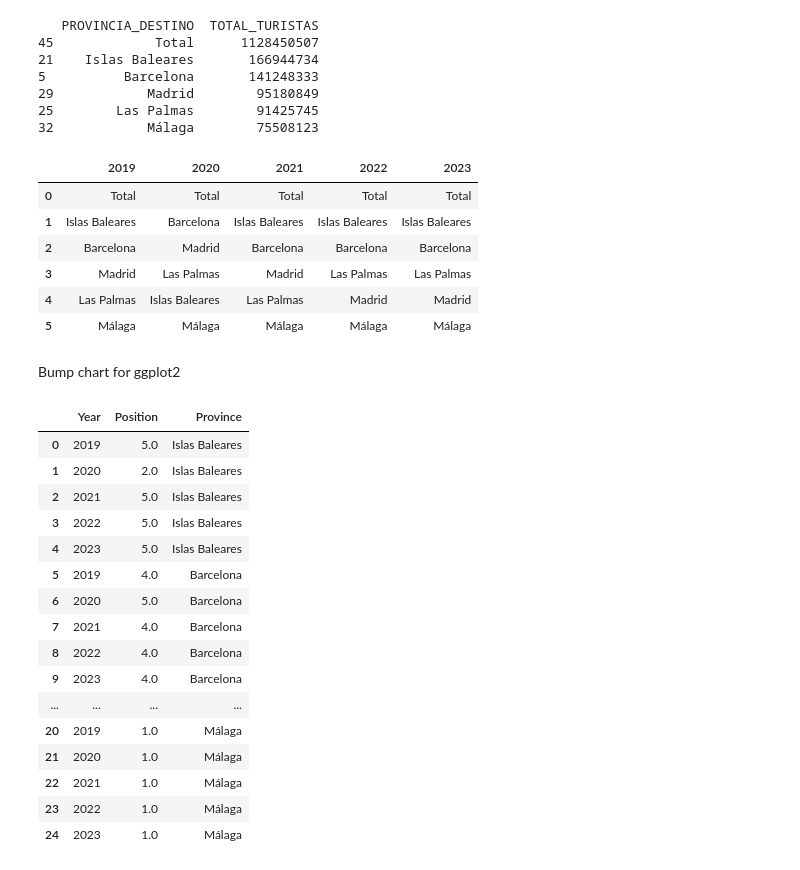
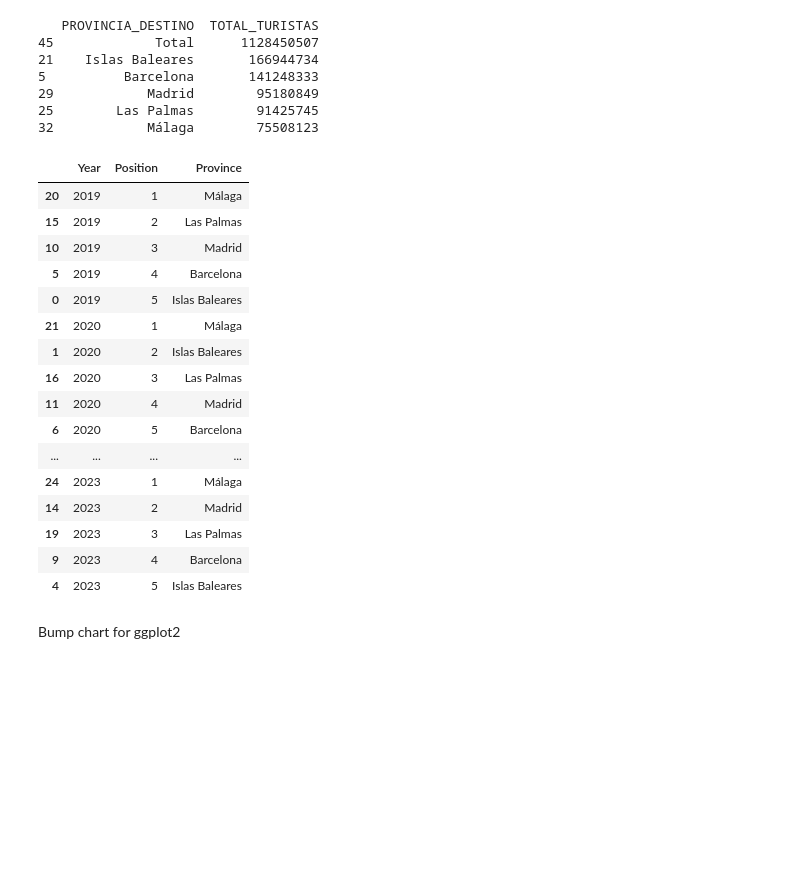
Before and after one commit to andreucs/vis-proy, a Jupyter notebook: preparación_hex_map.ipynb, the cells around one changed output. Cells and saved outputs as stored; diff of their text form; code cells hidden in the pictures; blank space fills up the shorter version.

Commit message:
functions to prepare ranking charts

```diff
--- a/preparación_hex_map.ipynb
+++ b/preparación_hex_map.ipynb
@@ -227,19 +267,31 @@ print(top_five_provinces)
 # %%
-all_ranks = []
-for year in range(2019, df_prov['AÑO'].max()):
-    rank_year = df_prov.query(f'AÑO == {year} & PROVINCIA_DESTINO in @top_5').groupby(['PROVINCIA_DESTINO']).sum()['TURISTAS'].sort_values(ascending=False).index
-    all_ranks.append(rank_year)
+# all_ranks = []
+# for year in range(2019, df_prov['AÑO'].max()):
+#     rank_year = df_prov.query(f'AÑO == {year} & PROVINCIA_DESTINO in @top_5').groupby(['PROVINCIA_DESTINO']).sum()['TURISTAS'].sort_values(ascending=False).index
+#     all_ranks.append(rank_year)
 
-all_ranks_df = pd.DataFrame(all_ranks).T
-all_ranks_df.columns = range(2019, df_prov['AÑO'].max())
+# all_ranks_df = pd.DataFrame(all_ranks).T
+# all_ranks_df.columns = range(2019, df_prov['AÑO'].max())
+
+df_ranking_provinces = get_ranking_provinces(df_prov, top_5)
+df_bumpchart_ranking = get_tableau_ranking(df_prov, df_ranking_provinces).pipe(get_bumpchart_ranking).sort_values(['Year', 'Position'])
+df_bumpchart_ranking
+# %% [output]
+|  | Year | Position | Province |
+| 20 | 2019 | 1 | Málaga |
+| 15 | 2019 | 2 | Las Palmas |
+| 10 | 2019 | 3 | Madrid |
+| 5 | 2019 | 4 | Barcelona |
+| 0 | 2019 | 5 | Islas Baleares |
+| 21 | 2020 | 1 | Málaga |
+| 1 | 2020 | 2 | Islas Baleares |
+| 16 | 2020 | 3 | Las Palmas |
+| 11 | 2020 | 4 | Madrid |
+| 6 | 2020 | 5 | Barcelona |
+| ... | ... | ... | ... |
+| 24 | 2023 | 1 | Málaga |
+| 14 | 2023 | 2 | Madrid |
+| 19 | 2023 | 3 | Las Palmas |
+| 9 | 2023 | 4 | Barcelona |
+| 4 | 2023 | 5 | Islas Baleares |
-# %%
-all_ranks_df
-# %% [output]
-|  | 2019 | 2020 | 2021 | 2022 | 2023 |
-| 0 | Total | Total | Total | Total | Total |
-| 1 | Islas Baleares | Barcelona | Islas Baleares | Islas Baleares | Islas Baleares |
-| 2 | Barcelona | Madrid | Barcelona | Barcelona | Barcelona |
-| 3 | Madrid | Las Palmas | Madrid | Las Palmas | Las Palmas |
-| 4 | Las Palmas | Islas Baleares | Las Palmas | Madrid | Madrid |
-| 5 | Málaga | Málaga | Málaga | Málaga | Málaga |
 # %%
@@ -257,37 +309,19 @@ all_rank_year_df.to_csv("data/turismo_provincias_rank_top5.csv", index=False)
 # %% [markdown]
 Bump chart for ggplot2
 # %%
-formato_bump = []
+# formato_bump = []
 
-for index, row in all_rank_year_df.iterrows():
-    formato_bump.append({"Year": 2019, "Position": 6 - row["RANK_2019"], "Province": row["PROVINCIA_DESTINO"]})
-    formato_bump.append({"Year": 2020, "Position": 6 - row["RANK_2020"], "Province": row["PROVINCIA_DESTINO"]})
-    formato_bump.append({"Year": 2021, "Position": 6 - row["RANK_2021"], "Province": row["PROVINCIA_DESTINO"]})
-    formato_bump.append({"Year": 2022, "Position": 6 - row["RANK_2022"], "Province": row["PROVINCIA_DESTINO"]})
-    formato_bump.append({"Year": 2023, "Position": 6 - row["RANK_2023"], "Province": row["PROVINCIA_DESTINO"]})
+# for index, row in all_rank_year_df.iterrows():
+#     formato_bump.append({"Year": 2019, "Position": 6 - row["RANK_2019"], "Province": row["PROVINCIA_DESTINO"]})
+#     formato_bump.append({"Year": 2020, "Position": 6 - row["RANK_2020"], "Province": row["PROVINCIA_DESTINO"]})
+#     formato_bump.append({"Year": 2021, "Position": 6 - row["RANK_2021"], "Province": row["PROVINCIA_DESTINO"]})
+#     formato_bump.append({"Year": 2022, "Position": 6 - row["RANK_2022"], "Province": row["PROVINCIA_DESTINO"]})
+#     formato_bump.append({"Year": 2023, "Position": 6 - row["RANK_2023"], "Province": row["PROVINCIA_DESTINO"]})
 
 
 
-formato_bump_df = pd.DataFrame(formato_bump)
+# formato_bump_df = pd.DataFrame(formato_bump)
 
-formato_bump_df
+# formato_bump_df
-# %% [output]
-|  | Year | Position | Province |
-| 0 | 2019 | 5.0 | Islas Baleares |
-| 1 | 2020 | 2.0 | Islas Baleares |
-| 2 | 2021 | 5.0 | Islas Baleares |
-| 3 | 2022 | 5.0 | Islas Baleares |
-| 4 | 2023 | 5.0 | Islas Baleares |
-| 5 | 2019 | 4.0 | Barcelona |
-| 6 | 2020 | 5.0 | Barcelona |
-| 7 | 2021 | 4.0 | Barcelona |
-| 8 | 2022 | 4.0 | Barcelona |
-| 9 | 2023 | 4.0 | Barcelona |
-| ... | ... | ... | ... |
-| 20 | 2019 | 1.0 | Málaga |
-| 21 | 2020 | 1.0 | Málaga |
-| 22 | 2021 | 1.0 | Málaga |
-| 23 | 2022 | 1.0 | Málaga |
-| 24 | 2023 | 1.0 | Málaga |
 # %%
 # formato_bump_df.to_csv("data/turismo_provincias_rank_bump_top5.csv", index=False)
```
Also changed, not shown: parts of 2 cells of this notebook, 1 other file.
